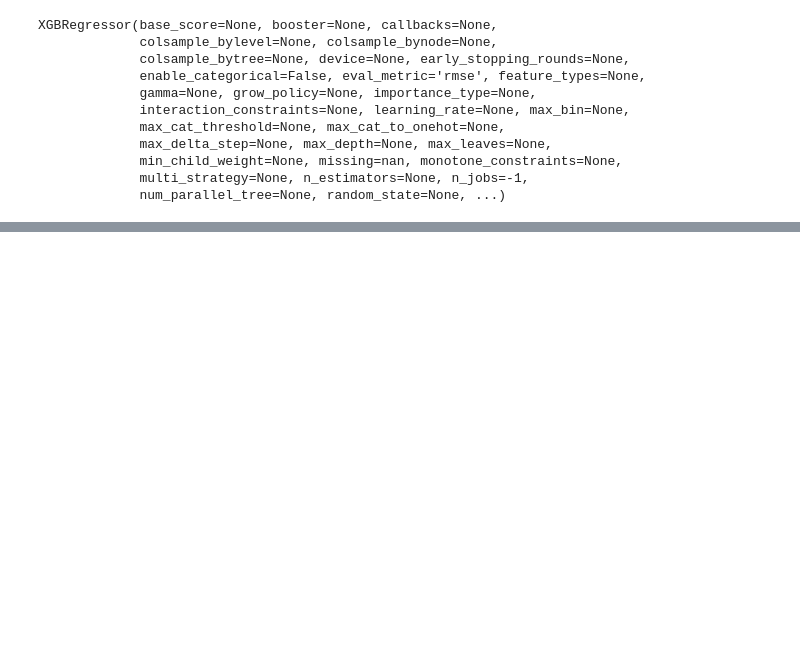
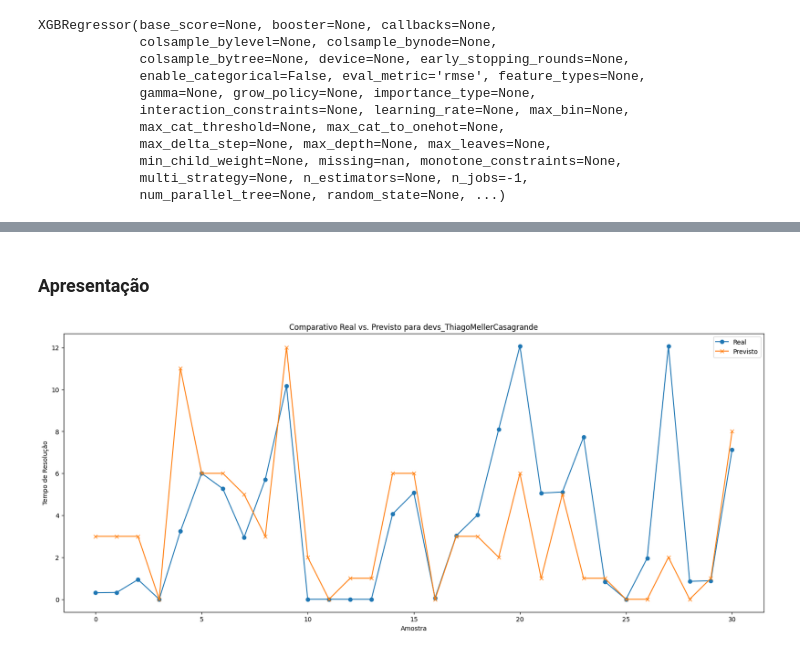
Before and after one commit to Eduardochimchek/Projeto_DataScience, a Jupyter notebook: Codigo/Modelagem.ipynb, the cells around one changed output, grey strips where cells are left out. Saved outputs shown, nothing was run; the diff lists cells and outputs as text; code cells hidden in the pictures; blank space fills up the shorter version.

```diff
--- a/Codigo/Modelagem.ipynb
+++ b/Codigo/Modelagem.ipynb
@@ -573,5 +579,6 @@ RMSE:
 # %%
 #devs_ThiagoMellerCasagrande
+desenvolvedor = "devs_ThiagoMellerCasagrande"
 # %%
 fig, ax = plt.subplots(figsize=(20,8))
 ax.plot(dataFrame['devs_ThiagoMellerCasagrande'].values, dataFrame['tempo_resolucao'].values,label='TEMPO')
@@ -669,0 +677,9 @@ RMSE:
+# %% [markdown]
+### Apresentação
+# %%
+y_pred = model.predict(X_teste)
+predictions = [round(value) for value in y_pred]
+
+plot_comparativo_real_previsto(df_teste, y_teste, predictions, desenvolvedor)
+# %% [output]
+[figure, added]
```
Also changed, not shown: parts of 42 cells of this notebook, 3 other files.
